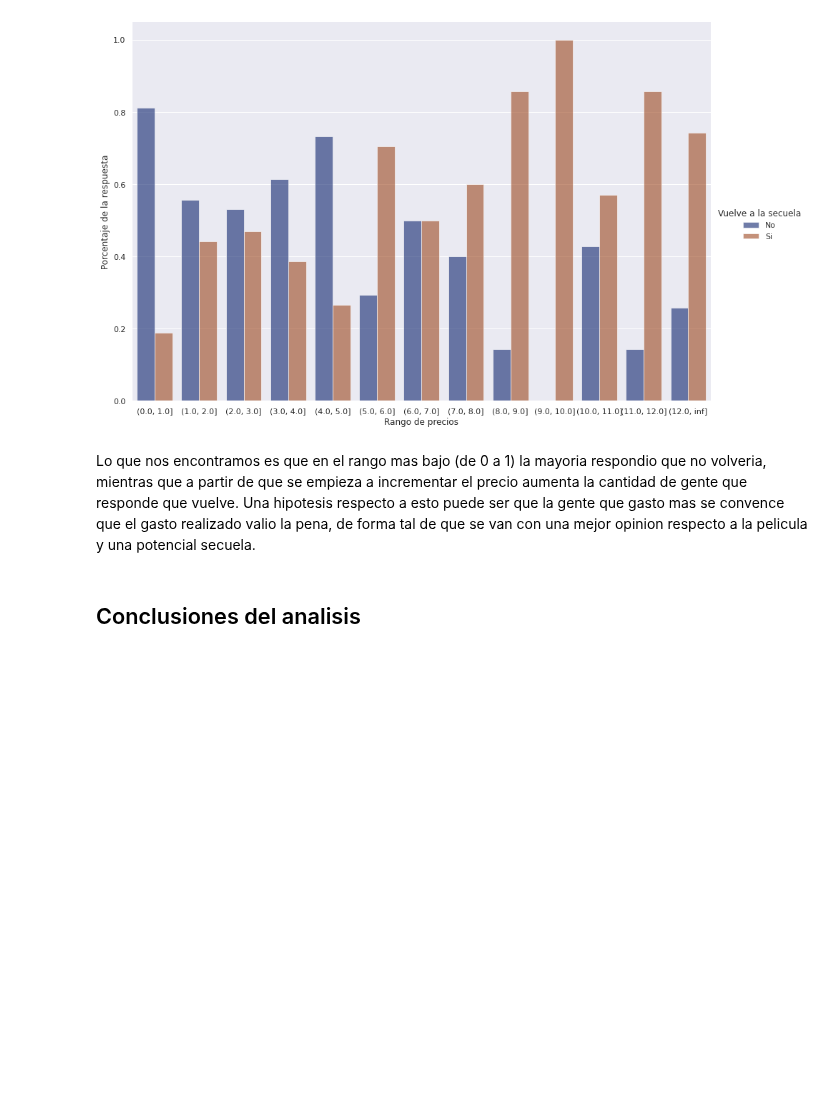
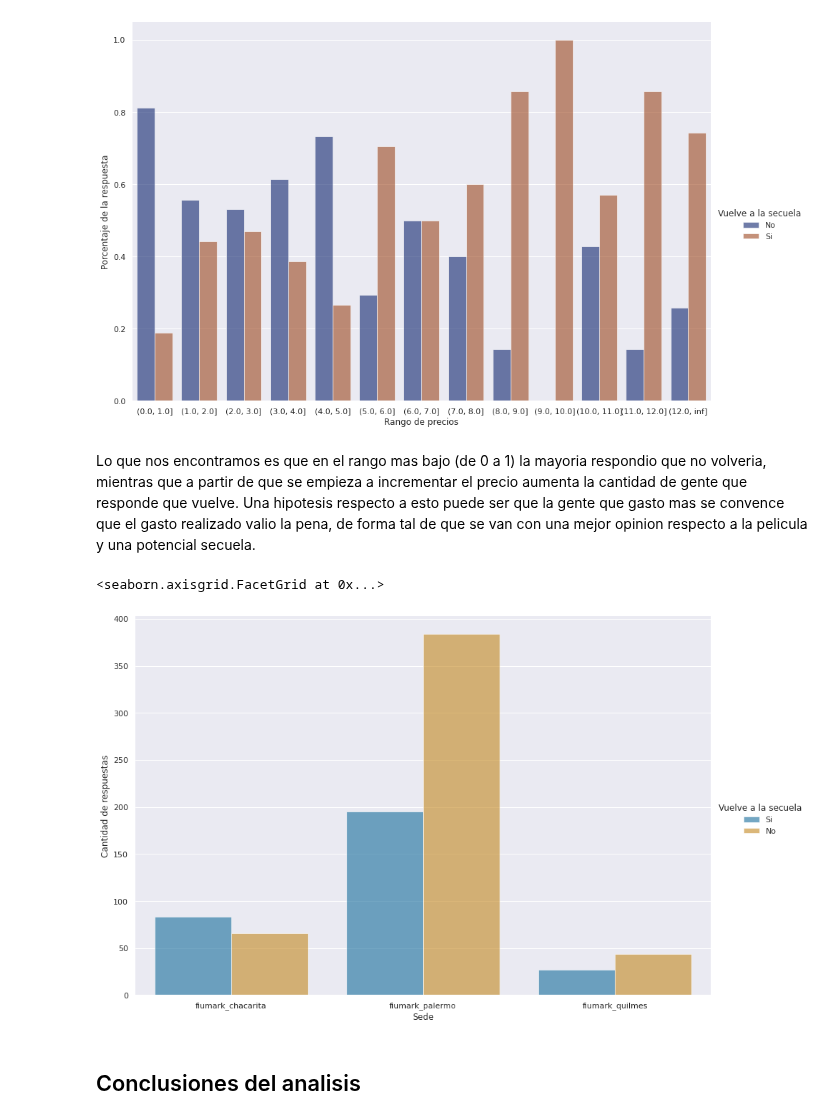
Before and after one commit to brunograssano/TP-Organizacion-de-datos, a Jupyter notebook: TP_Datos.ipynb, the cells around one changed output. Drawn from its saved outputs; the diff is of its cells as text; code cells hidden in the pictures; blank space fills up the shorter version.

Commit message:
Subo parte del baseline y grafico nombre_sede
Co-Authored-By: Bruno Grassano <53836177+brunograssano@users.noreply.github.com>

```diff
--- a/TP_Datos.ipynb
+++ b/TP_Datos.ipynb
@@ -483,6 +503,28 @@ g.set_axis_labels("Rango de precios", "Porcentaje de la respuesta")
 [figure]
 # %% [markdown]
 Lo que nos encontramos es que en el rango mas bajo (de 0 a 1) la mayoria respondio que no volveria, mientras que a partir de que se empieza a incrementar el precio aumenta la cantidad de gente que responde que vuelve. Una hipotesis respecto a esto puede ser que la gente que gasto mas se convence que el gasto realizado valio la pena, de forma tal de que se van con una mejor opinion respecto a la pelicula y una potencial secuela.
+# %%
+#bins = [0, 1, 2, 3, 4, 5, 6, 7, 8, 9, 10, 11, 12, np.inf]
+#rango_precios = pd.cut(info_fiumark_df['precio_ticket'], bins=bins)
+
+volveria_por_sede = info_fiumark_df.groupby(by="nombre_sede")['volveria'].value_counts()
+volveria_por_sede_df = volveria_por_sede.to_frame()
+volveria_por_sede_df.rename(columns={'volveria':'Cantidad de respuestas'},inplace=True)
+volveria_por_sede_df.reset_index(inplace=True)
+volveria_por_sede_df.rename(columns={'volveria':'Vuelve a la secuela','nombre_sede':'Sedes'},inplace=True)
+# %%
+volveria_por_sede_df['Vuelve a la secuela'].replace([0,1],['No','Si'],inplace=True)
+# %%
+g = sns.catplot(
+    data=volveria_por_sede_df, kind="bar",
+    x="Sedes", y="Cantidad de respuestas", hue="Vuelve a la secuela",
+    ci=None, palette="colorblind", alpha=.6, height=8,aspect=1.5
+)
+g.despine(left=True)
+g.set_axis_labels("Sede", "Cantidad de respuestas")
+# %% [output]
+<seaborn.axisgrid.FacetGrid at 0x...>
+[figure, added]
 # %% [markdown]
 ## Conclusiones del analisis
 # %% [markdown]
```
Also changed, not shown: parts of 5 cells of this notebook.
